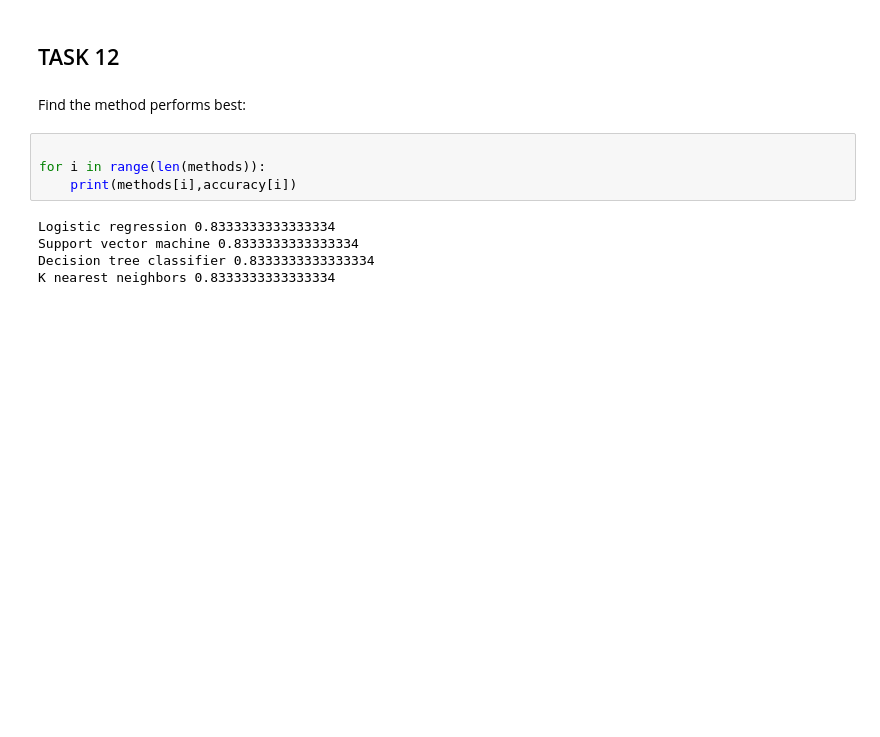
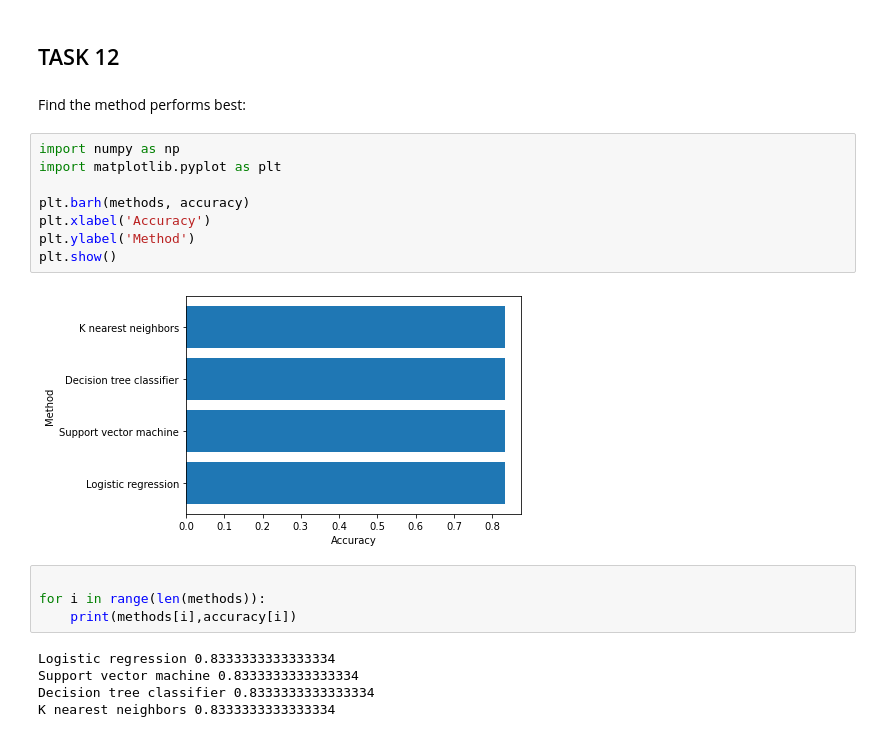
Before and after one commit to anapastore/IBM_Data_Capstone, a Jupyter notebook: 8. Complete the Machine Learning.ipynb, the cells around one changed output. Drawn from its saved outputs; the diff is of its cells as text; blank space fills up the shorter version.

```diff
--- a/8. Complete the Machine Learning.ipynb
+++ b/8. Complete the Machine Learning.ipynb
@@ -330,6 +330,16 @@ plot_confusion_matrix(Y_test,yhat)
 ## TASK  12
 # %% [markdown]
 Find the method performs best:
+# %%
+import numpy as np
+import matplotlib.pyplot as plt
+
+plt.barh(methods, accuracy)
+plt.xlabel('Accuracy')
+plt.ylabel('Method')
+plt.show()
+# %% [output]
+[figure, added]
 # %%
 
 for i in range(len(methods)):
```
Also changed, not shown: parts of 5 cells of this notebook.
